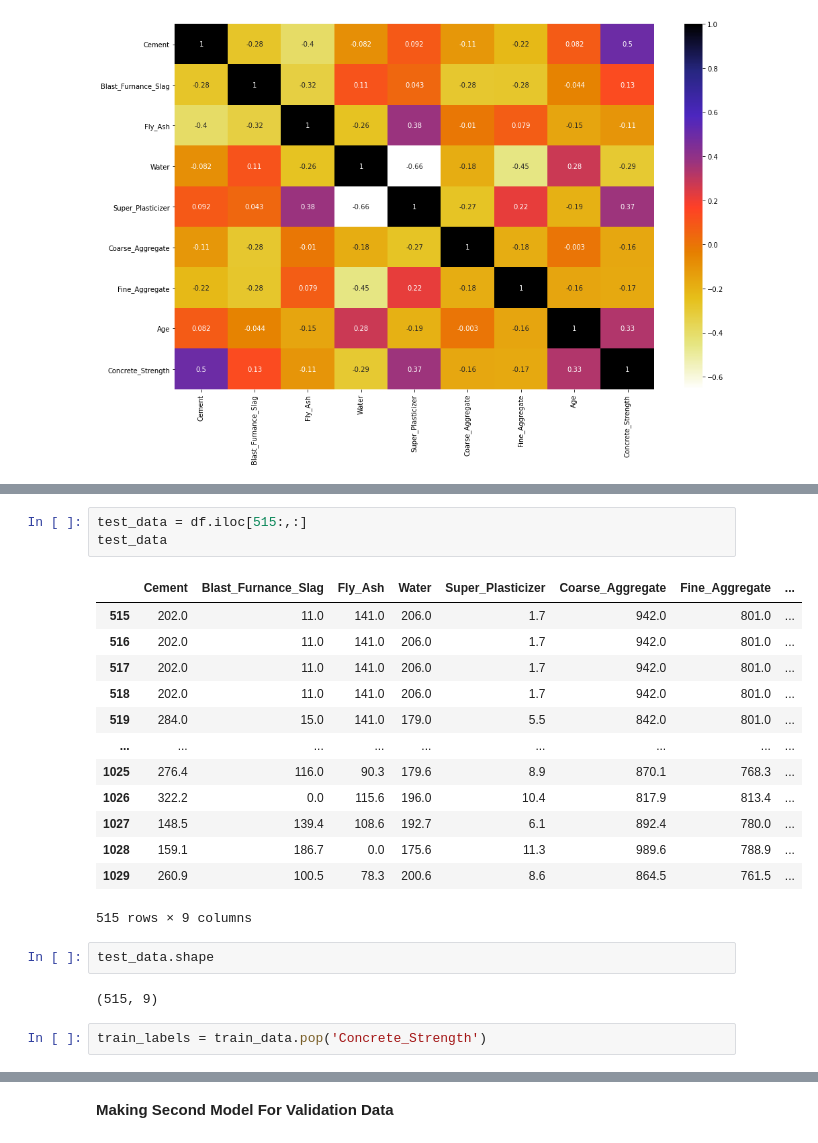
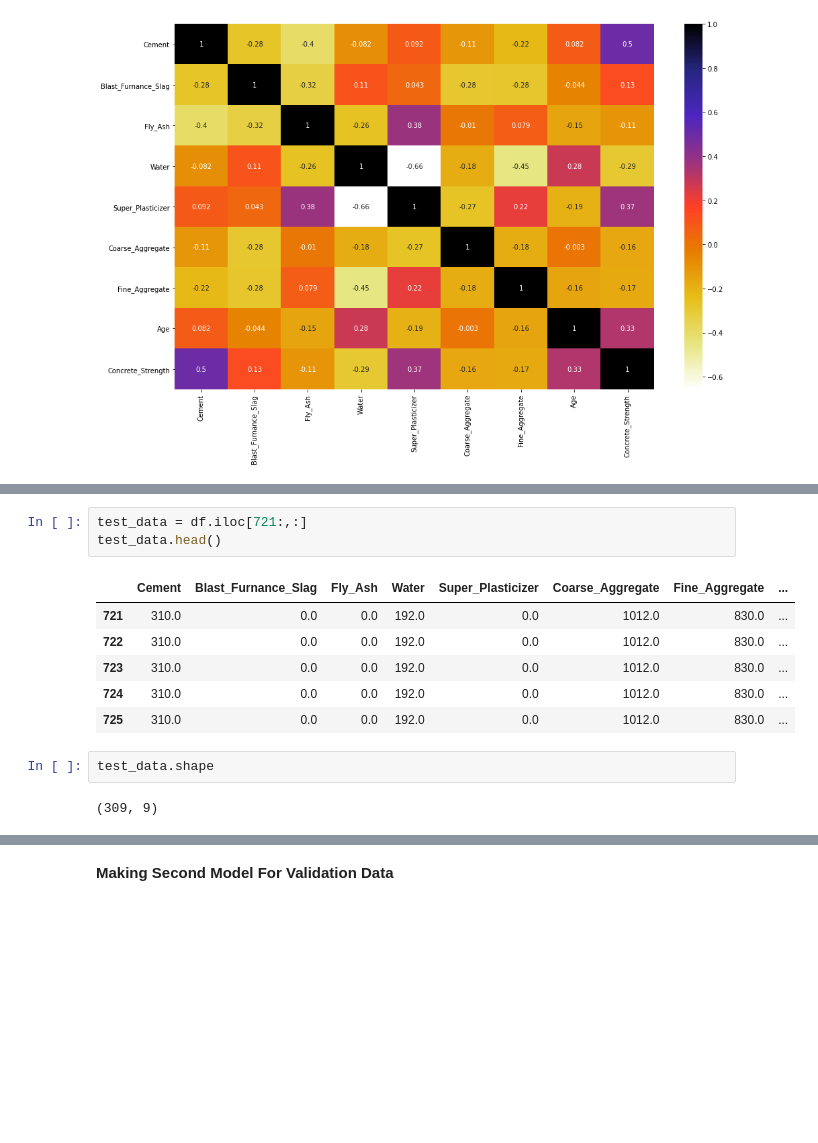
Before and after one commit to SyedHuzaifa007/PIAIC-Deep-Learning-Assignment, a Jupyter notebook: Concrete_Strength_Assignment.ipynb, the cells around one changed output, grey strips where cells are left out. Cells and saved outputs as stored; diff of their text form; blank space fills up the shorter version.

```diff
--- a/Concrete_Strength_Assignment.ipynb
+++ b/Concrete_Strength_Assignment.ipynb
@@ -217,23 +234,14 @@ train_data.shape
 # %%
-test_data = df.iloc[515:,:]
-test_data
+test_data = df.iloc[721:,:]
+test_data.head()
 # %% [output]
 |  | Cement | Blast_Furnance_Slag | Fly_Ash | Water | Super_Plasticizer | Coarse_Aggregate | Fine_Aggregate | ... |
-| 515 | 202.0 | 11.0 | 141.0 | 206.0 | 1.7 | 942.0 | 801.0 | ... |
-| 516 | 202.0 | 11.0 | 141.0 | 206.0 | 1.7 | 942.0 | 801.0 | ... |
-| 517 | 202.0 | 11.0 | 141.0 | 206.0 | 1.7 | 942.0 | 801.0 | ... |
-| 518 | 202.0 | 11.0 | 141.0 | 206.0 | 1.7 | 942.0 | 801.0 | ... |
-| 519 | 284.0 | 15.0 | 141.0 | 179.0 | 5.5 | 842.0 | 801.0 | ... |
-| ... | ... | ... | ... | ... | ... | ... | ... | ... |
-| 1025 | 276.4 | 116.0 | 90.3 | 179.6 | 8.9 | 870.1 | 768.3 | ... |
-| 1026 | 322.2 | 0.0 | 115.6 | 196.0 | 10.4 | 817.9 | 813.4 | ... |
-| 1027 | 148.5 | 139.4 | 108.6 | 192.7 | 6.1 | 892.4 | 780.0 | ... |
-| 1028 | 159.1 | 186.7 | 0.0 | 175.6 | 11.3 | 989.6 | 788.9 | ... |
-| 1029 | 260.9 | 100.5 | 78.3 | 200.6 | 8.6 | 864.5 | 761.5 | ... |
+| 721 | 310.0 | 0.0 | 0.0 | 192.0 | 0.0 | 1012.0 | 830.0 | ... |
+| 722 | 310.0 | 0.0 | 0.0 | 192.0 | 0.0 | 1012.0 | 830.0 | ... |
+| 723 | 310.0 | 0.0 | 0.0 | 192.0 | 0.0 | 1012.0 | 830.0 | ... |
+| 724 | 310.0 | 0.0 | 0.0 | 192.0 | 0.0 | 1012.0 | 830.0 | ... |
+| 725 | 310.0 | 0.0 | 0.0 | 192.0 | 0.0 | 1012.0 | 830.0 | ... |
-515 rows × 9 columns
 # %%
 test_data.shape
 # %% [output]
-(515, 9)
+(309, 9)
-# %%
-train_labels = train_data.pop('Concrete_Strength')
```
Also changed, not shown: parts of 64 cells of this notebook.
